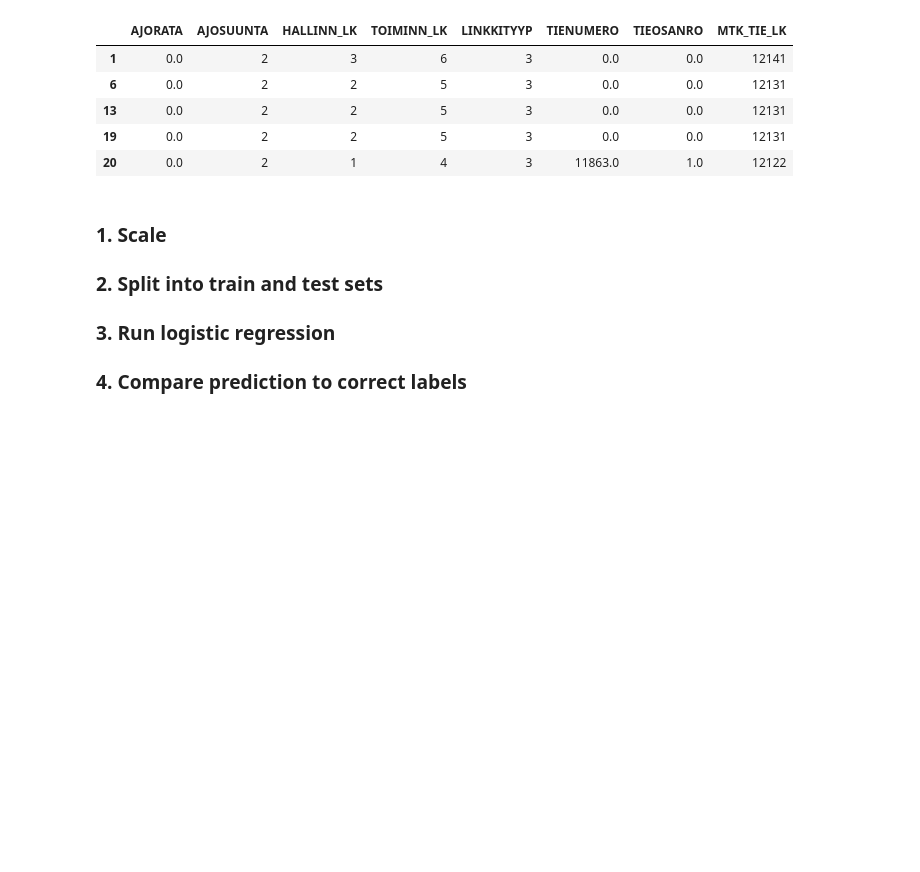
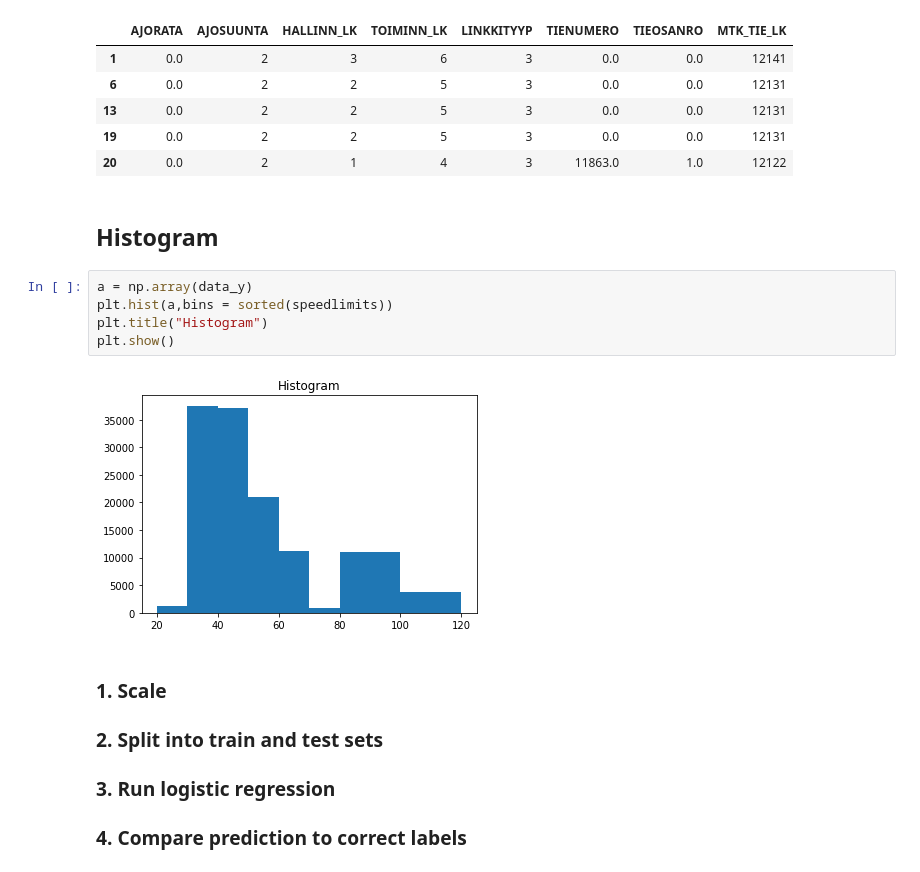
Before and after one commit to JaniKoivisto/ML, a Jupyter notebook: classification/logistic_reg.ipynb, the cells around one changed output. Saved outputs shown, nothing was run; the diff lists cells and outputs as text; blank space fills up the shorter version.

Commit message:
Add histogram and confusion matrix

```diff
--- a/classification/logistic_reg.ipynb
+++ b/classification/logistic_reg.ipynb
@@ -35,6 +38,15 @@ display(data_x.head())
 | 13 | 0.0 | 2 | 2 | 5 | 3 | 0.0 | 0.0 | 12131 |
 | 19 | 0.0 | 2 | 2 | 5 | 3 | 0.0 | 0.0 | 12131 |
 | 20 | 0.0 | 2 | 1 | 4 | 3 | 11863.0 | 1.0 | 12122 |
+# %% [markdown]
+## Histogram
+# %%
+a = np.array(data_y)
+plt.hist(a,bins = sorted(speedlimits))
+plt.title("Histogram")
+plt.show()
+# %% [output]
+[figure, added]
 # %% [markdown]
 ### 1. Scale
 ### 2. Split into train and test sets
```
Also changed, not shown: parts of 3 cells of this notebook.
